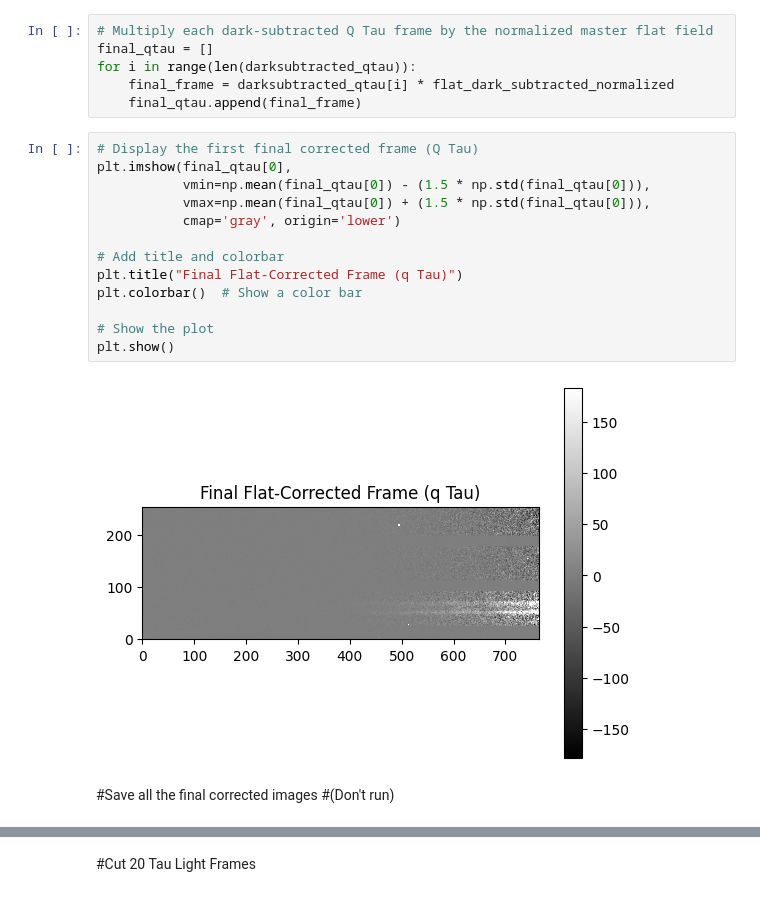
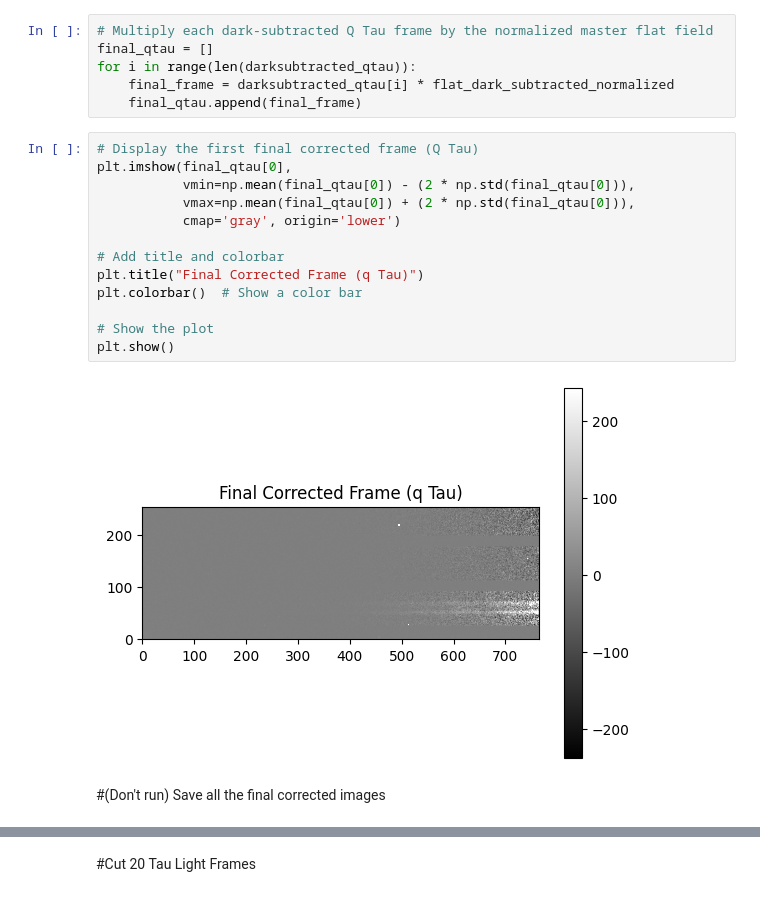
Before and after one commit to Zhengjingyi0823/AST443-Group5, a Jupyter notebook: 11_9_24_AST443_Lab3.ipynb, the cells around one changed output, grey strips where cells are left out. Saved outputs shown, nothing was run; the diff lists cells and outputs as text.

```diff
--- a/11_6_24_AST443_lab3.ipynb
+++ b/11_9_24_AST443_Lab3.ipynb
@@ -382,21 +376,20 @@ for i in range(len(darksubtracted_qtau)):
 # %%
 # Display the first final corrected frame (Q Tau)
 plt.imshow(final_qtau[0],
-           vmin=np.mean(final_qtau[0]) - (1.5 * np.std(final_qtau[0])),
-           vmax=np.mean(final_qtau[0]) + (1.5 * np.std(final_qtau[0])),
+           vmin=np.mean(final_qtau[0]) - (2 * np.std(final_qtau[0])),
+           vmax=np.mean(final_qtau[0]) + (2 * np.std(final_qtau[0])),
            cmap='gray', origin='lower')
 
 # Add title and colorbar
-plt.title("Final Flat-Corrected Frame (q Tau)")
+plt.title("Final Corrected Frame (q Tau)")
 plt.colorbar()  # Show a color bar
 
 # Show the plot
 plt.show()
 # %% [output]
-[figure, old version]
+[figure, new version]
 # %% [markdown]
-#Save all the final corrected images
-#(Don't run)
+#(Don't run) Save all the final corrected images
 # %%
 # # Directory where we will save the corrected frames
 # save_directory = '/content/drive/MyDrive/AST 443 Group 5/Lab 3/20tau/corrected_pleiades_light'
```
Also changed, not shown: parts of 16 cells of this notebook, 2 other files.
